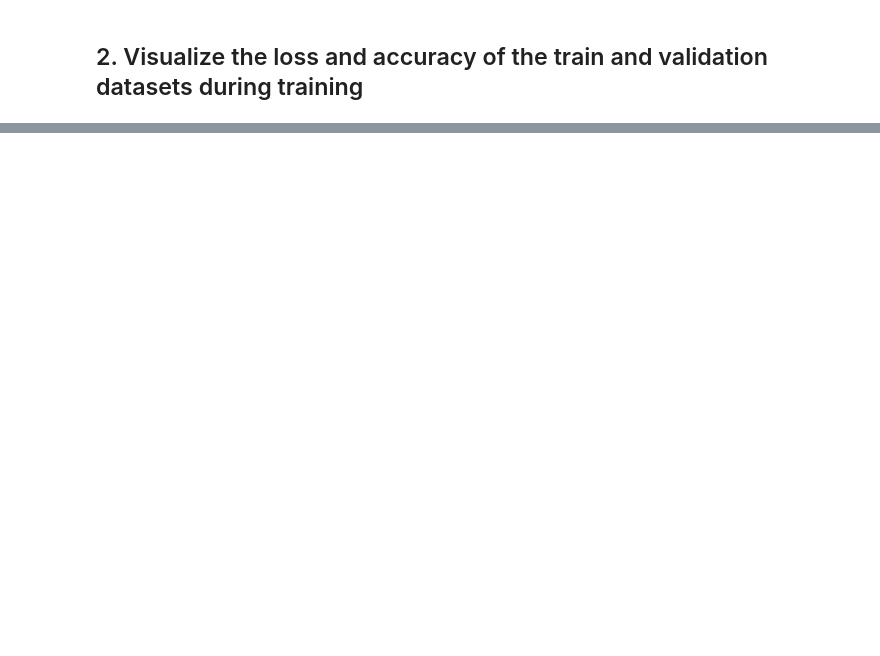
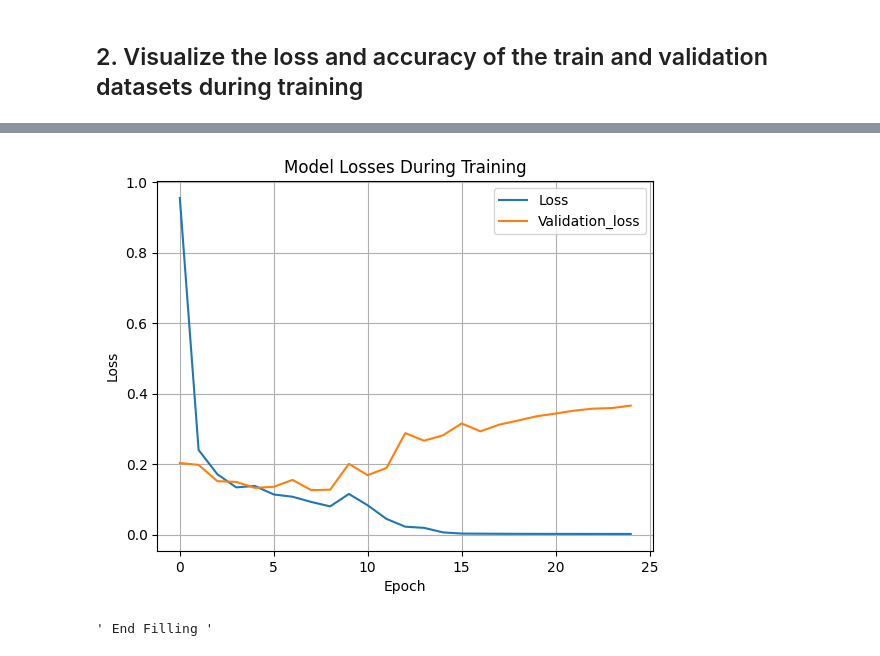
Before and after one commit to MidrarAdham/EPRI_PMU, a Jupyter notebook: hw4/Homework4_Question.ipynb, the cells around one changed output, grey strips where cells are left out. Saved outputs shown, nothing was run; the diff lists cells and outputs as text; code cells hidden in the pictures; blank space fills up the shorter version.

```diff
--- a/hw4/Homework4_Question.ipynb
+++ b/hw4/Homework4_Question.ipynb
@@ -258,20 +340,21 @@ def build_model():
 # %% [markdown]
 ## 2. Visualize the loss and accuracy of the train and validation datasets during training
 # %%
-##-----------------------------------------------------------------------##
-##---------------------Students start filling below----------------------##
-##-----------------------------------------------------------------------##
+# Training the model on the best parameters found in the previous cell.
 
-"""
-    Using the best hyper-parameters get from the previous step and train the final model.
-"""
+lr = 0.003
+batch_size = 10
+training_epoch = 25
 
+improved_model = build_model()
 
-""" Filling code below """
+optimizer = tf.keras.optimizers.Adam(learning_rate=lr)
+loss_func = tf.keras.losses.CategoricalCrossentropy()
 
+improved_model.compile(optimizer=optimizer, loss=loss_func, metrics=['categorical_accuracy'])
 
-""" End Filling """
+improved_model_history = improved_model.fit(X_train, y_train, epochs=training_epoch, batch_size=batch_size)
 
-##-----------------------------------------------------------------------##
-##------------------------------End filling------------------------------##
-##-----------------------------------------------------------------------##
+# Evaluate the neural network
+loss, accuracy = improved_model.evaluate(X_test, y_test)
+print(f"The accuracy of the neural network on the test dataset is: {accuracy}.")
@@ -278,23 +379,38 @@ def build_model():
 # %%
 ##-----------------------------------------------------------------------##
 ##---------------------Students start filling below----------------------##
 ##-----------------------------------------------------------------------##
+
+# The plotting codes obtained from the presentation of the last class.
 
 """
     Plot the loss of the training and validation datasets changes during the training.
     The information of the loss during the training is stored in "history" (return from model.fit()).
     Useful resource: https://machinelearningmastery.com/display-deep-learning-model-training-history-in-keras/
 """
 
 
 """ Filling code below """
-
+loss = history_2.history['loss']
+val_loss = history_2.history['val_loss']
+plt.plot(loss, label='Loss')
+plt.plot(val_loss, label='Validation_loss')
+plt.title('Model Losses During Training')
+plt.ylabel('Loss')
+plt.xlabel('Epoch')
+plt.legend(loc='upper right')
+plt.grid()
+plt.show()
+plt.close()
 
 """ End Filling """
 
 ##-----------------------------------------------------------------------##
 ##------------------------------End filling------------------------------##
 ##-----------------------------------------------------------------------##
+# %% [output]
+[figure, added]
+' End Filling '
 # %%
 ##-----------------------------------------------------------------------##
 ##---------------------Students start filling below----------------------##
```
Also changed, not shown: parts of 8 cells of this notebook.
